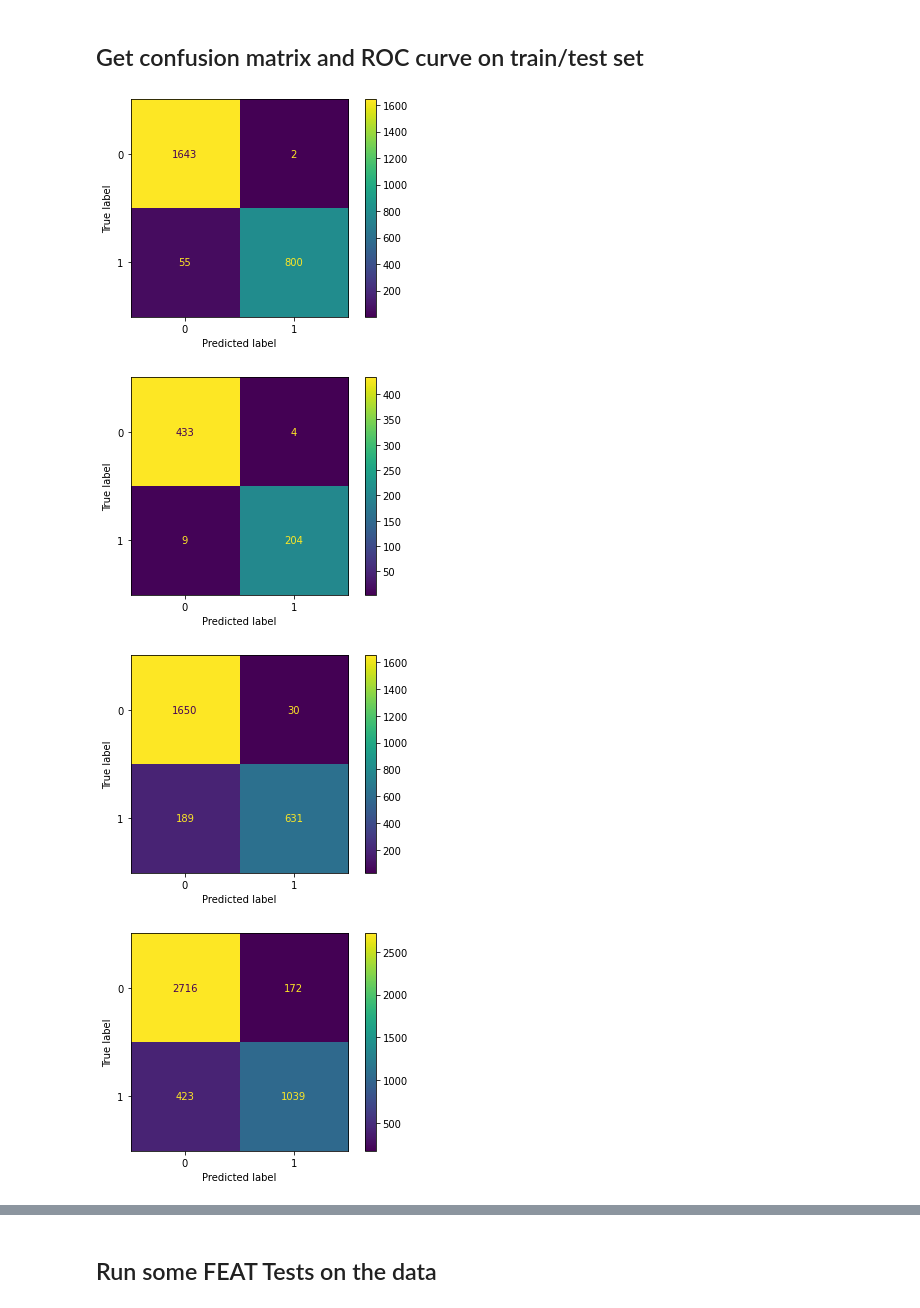
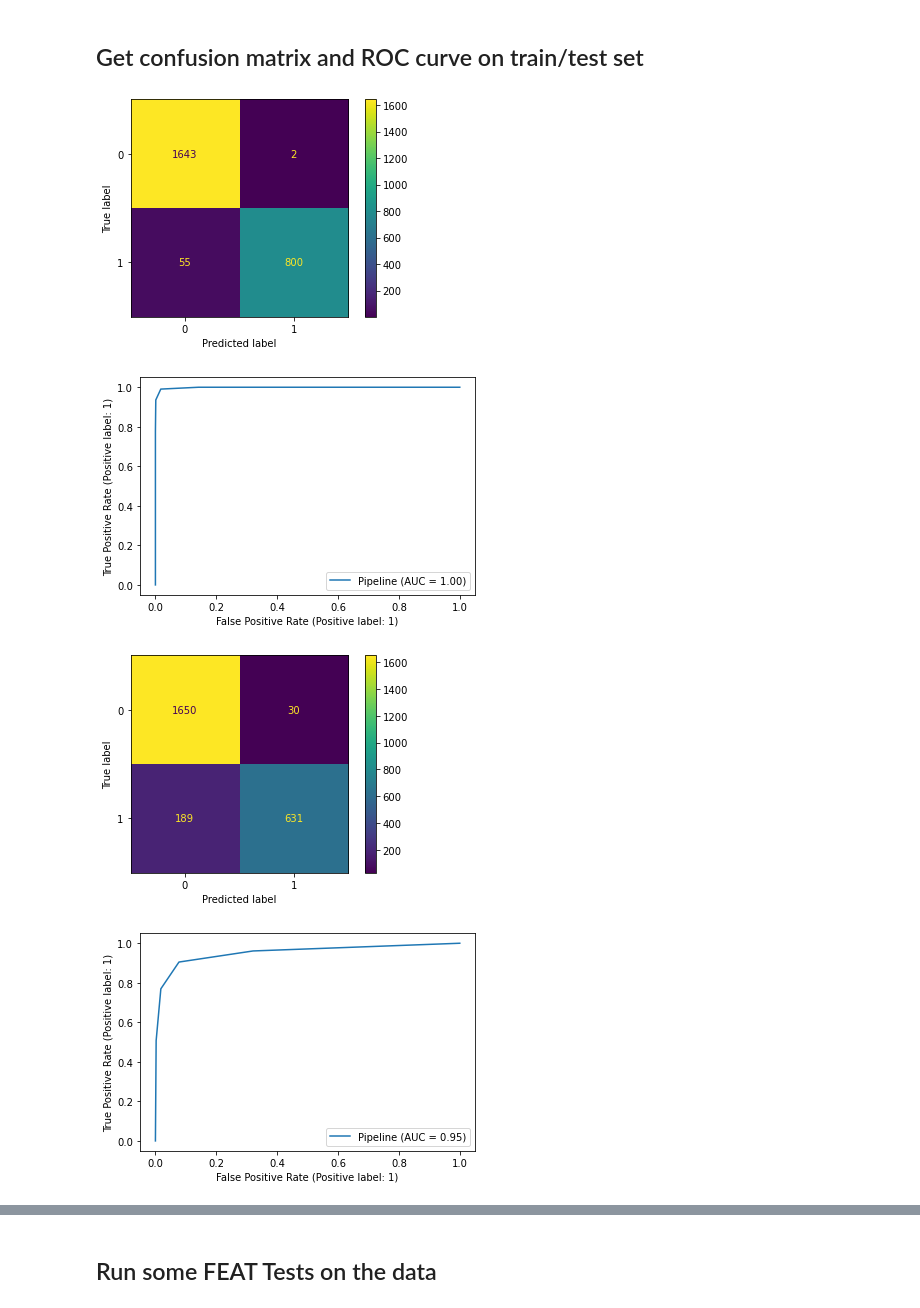
Before and after one commit to cylynx/verifyml, a Jupyter notebook: examples/credit_card_fraud_example.ipynb, the cells around one changed output, grey strips where cells are left out. Saved outputs shown, nothing was run; the diff lists cells and outputs as text; code cells hidden in the pictures.

Commit message:
- Created seperate py file for creation of 2nd model scorecard - Compress fraud example notebook

```diff
--- a/examples/credit_card_fraud_example.ipynb
+++ b/examples/credit_card_fraud_example.ipynb
@@ -121,24 +80,20 @@ is_categorical is deprecated and will be removed in a future version.  Use is_ca
 ## Get confusion matrix and ROC curve on train/test set
 # %%
 # Train set
-# Model 1
 plot_confusion_matrix(estimator, x_train, y_train)
 confusion_matrix_train = plot_to_str()
 
-# Model 2
-plot_confusion_matrix(estimator2, x_train2, y_train2)
-confusion_matrix_train2 = plot_to_str()
+plot_roc_curve(estimator, x_train, y_train)
+roc_curve_train = plot_to_str()
 
 # Test set
-# Model 1
 plot_confusion_matrix(estimator, x_test, y_test)
 confusion_matrix_test = plot_to_str()
 
-# Model 2
-plot_confusion_matrix(estimator2, x_test2, y_test2)
-confusion_matrix_test2 = plot_to_str()
+plot_roc_curve(estimator, x_test, y_test)
+roc_curve_test = plot_to_str()
 # %% [output]
 [figure]
-[figure, old version]
+[figure, new version]
 [figure]
-[figure, old version]
+[figure, new version]
```
Also changed, not shown: parts of 17 cells of this notebook, 1 other file.
